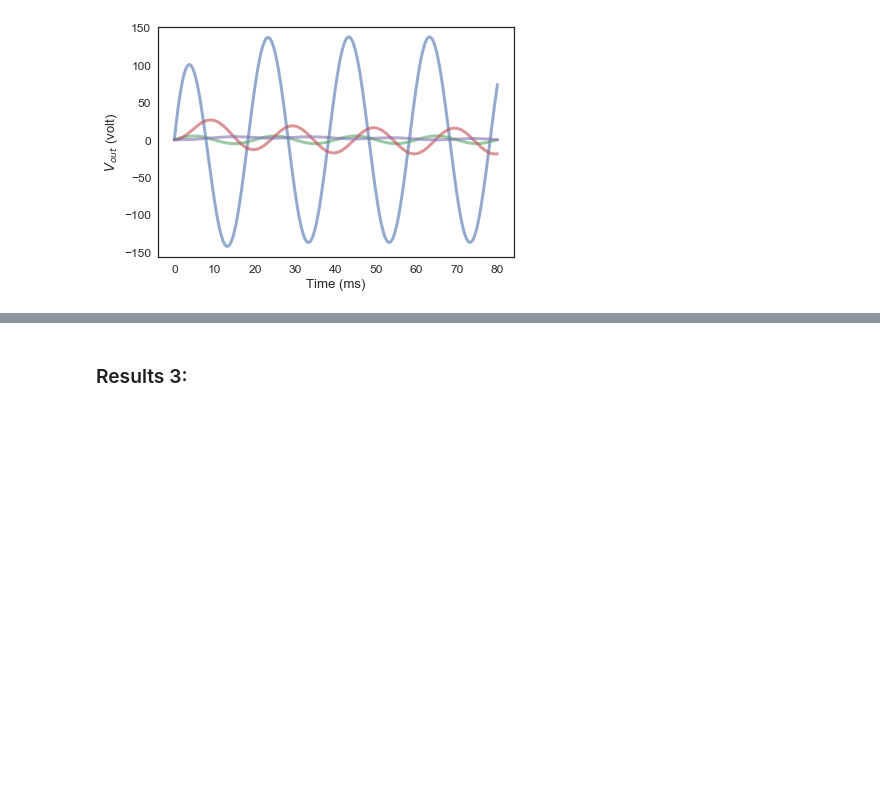
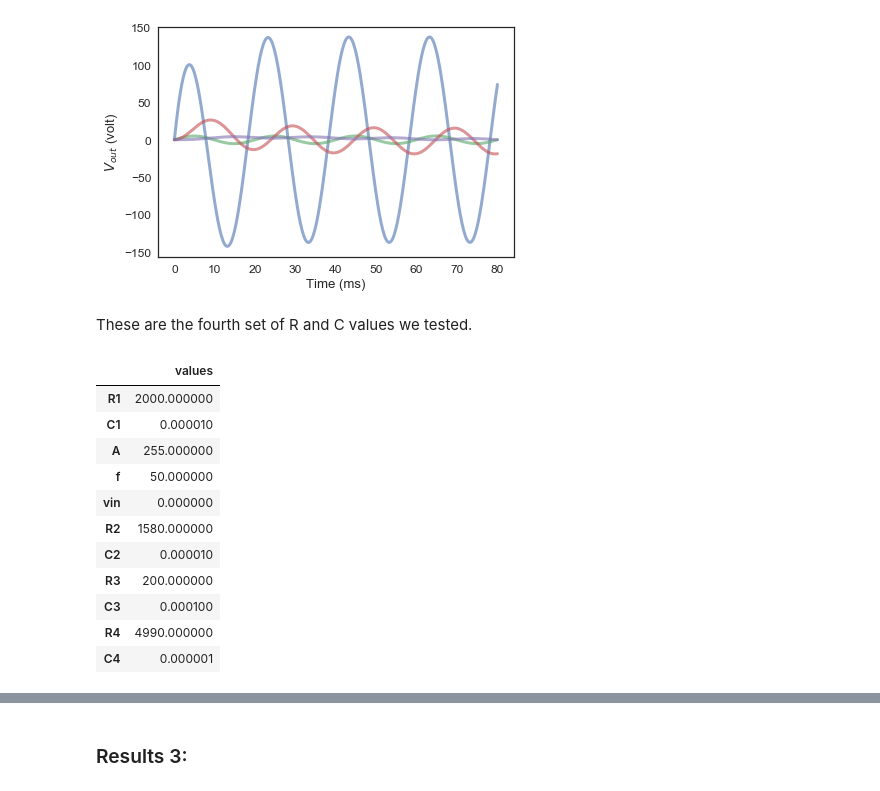
Before and after one commit to ThomasJagielski/ModSimPy, a Jupyter notebook: code/EKG Circuit Optimization Final.ipynb, the cells around one changed output, grey strips where cells are left out. Saved outputs shown, nothing was run; the diff lists cells and outputs as text; code cells hidden in the pictures; blank space fills up the shorter version.

```diff
--- a/code/EKG Circuit Optimization Final.ipynb
+++ b/code/EKG Circuit Optimization Final.ipynb
@@ -758,3 +758,31 @@ for f in linspace(1, 50, 50):
                     slope_func_low_pass,
                     G1, G2, run_sim_system4).ratio
     sweep4[f] = state;
+# %% [markdown]
+These are the fourth set of R and C values we tested.
+# %%
+run_sim_system5 = System(R1 = 2e3, # ohm
+                         C1 = 1e-5,  # farad
+                         A = 5 * G1, # volt
+                         f = input_freq.f,   # Hz
+                         vin = 0,
+                         R2 = 1.58e3,   # ohm
+                         C2 = 1e-5,  # farad
+                         R3 = 2.00e2,   # ohm
+                         C3 = 1e-4,  # farad
+                         R4 = 4.99e3,   # ohm
+                         C4 = 1e-6  # farad
+                        )
+# %% [output]
+|  | values |
+| R1 | 2000.000000 |
+| C1 | 0.000010 |
+| A | 255.000000 |
+| f | 50.000000 |
+| vin | 0.000000 |
+| R2 | 1580.000000 |
+| C2 | 0.000010 |
+| R3 | 200.000000 |
+| C3 | 0.000100 |
+| R4 | 4990.000000 |
+| C4 | 0.000001 |
```
Also changed, not shown: parts of 15 cells of this notebook.
